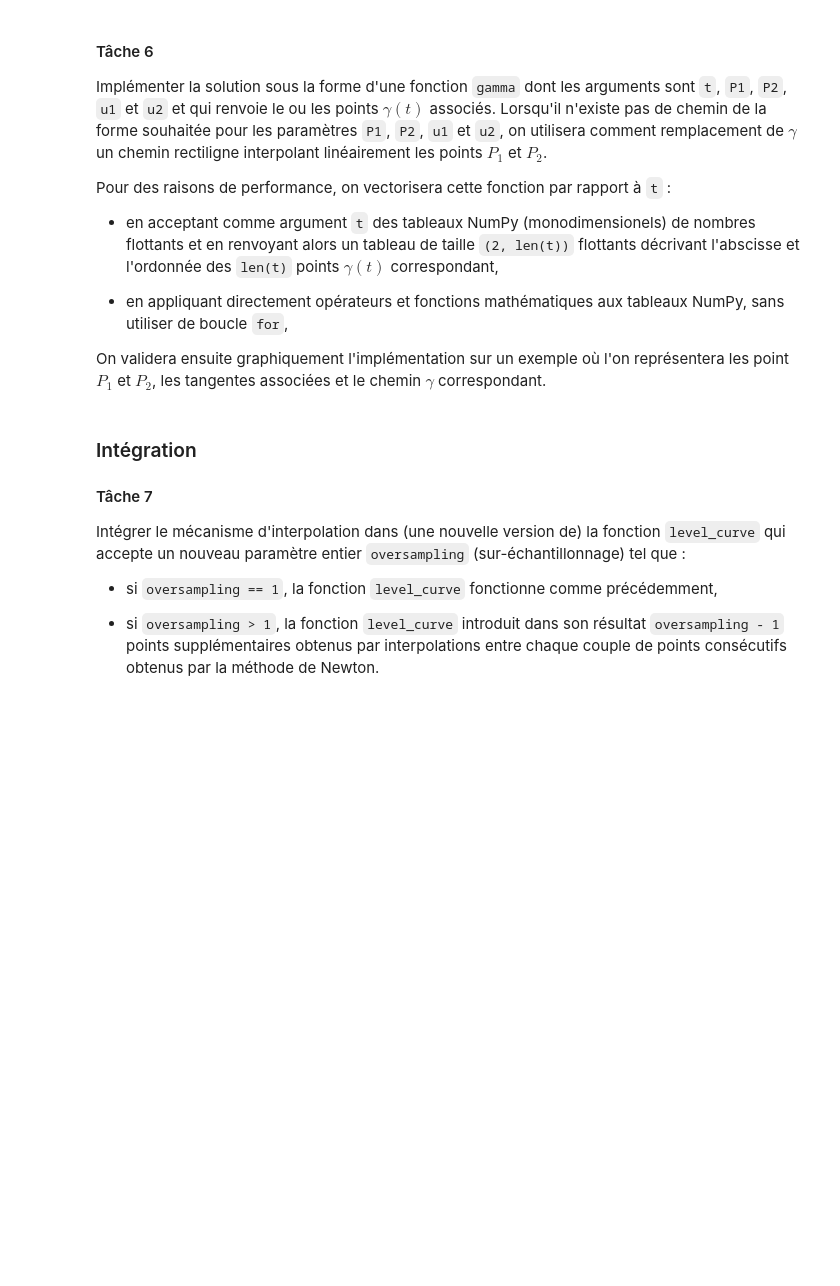
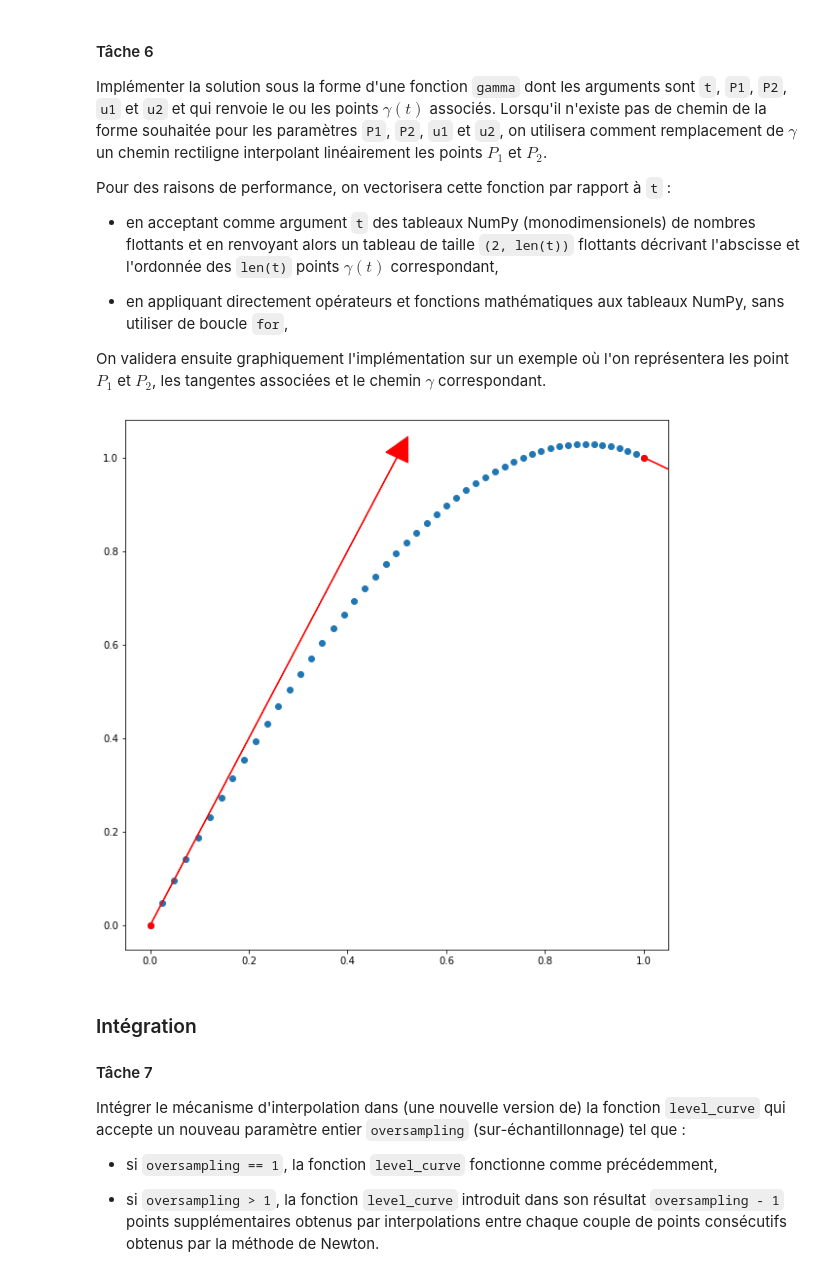
Before and after one commit to pierrelouisbinachon/Projet-Maths-info-, a Jupyter notebook: Courbe_niveau.ipynb, the cells around one changed output. Drawn from its saved outputs; the diff is of its cells as text; code cells hidden in the pictures; blank space fills up the shorter version.

Commit message:
mise a jour de certains docs dont gamma dans le notebook

```diff
--- a/Courbe_niveau.ipynb
+++ b/Courbe_niveau.ipynb
@@ -458,3 +521,23 @@ On validera ensuite graphiquement l'implémentation sur un exemple où l'on repr
+# %%
+P_1 = (0.,0.)
+P_2 = (1., 1.)
+u_1 = (0.5, 1.)
+u_2 = (1.,-0.5)
+Z = gamma(np.linspace(0,1,50), P_1, P_2, u_1, u_2)
+X , Y = Z[0], Z[1]
+x_1 , y_1 = P_1
+x_2 , y_2 = P_2
+plt.scatter(X,Y)
+plt.scatter(np.array([x_1]), np.array([y_1]), color = 'red')
+plt.scatter(np.array([x_2]), np.array([y_2]), color = 'red')
+
+ax = plt.axes()
+ax.arrow(P_1[0], P_1[1], u_1[0], u_1[1], head_width=0.05, head_length=0.05, fc='red', ec='red')
+ax.arrow(P_2[0], P_2[1], u_2[0], u_2[1], head_width=0.05, head_length=0.05, fc='red', ec='red')
+
+plt.show()
+# %% [output]
+[figure, added]
 # %% [markdown]
 ### Intégration
 
```
Also changed, not shown: parts of 6 cells of this notebook, 1 other file.
